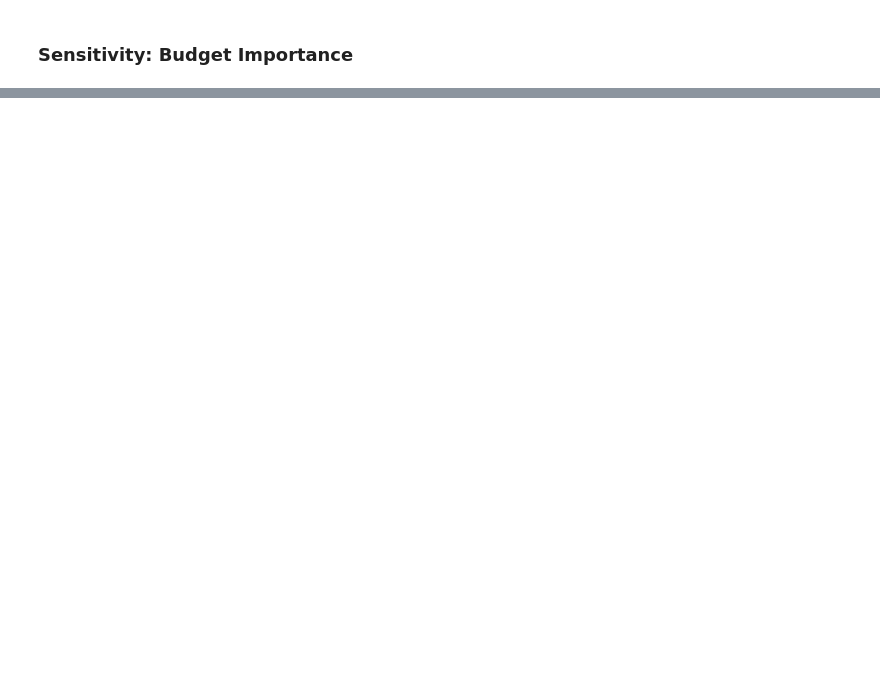
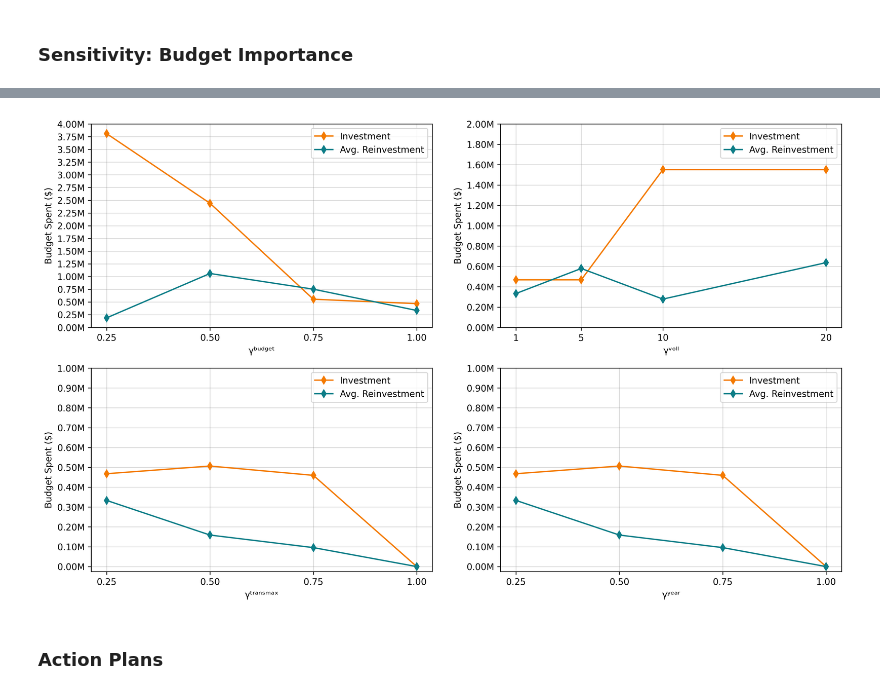
Before and after one commit to FarzaneEzzati/RCMG-PlanningOperation, a Jupyter notebook: Visualizations/Graphs.ipynb, the cells around one changed output, grey strips where cells are left out. Saved outputs shown, nothing was run; the diff lists cells and outputs as text; code cells hidden in the pictures; blank space fills up the shorter version.

```diff
--- a/Visualizations/Graphs.ipynb
+++ b/Visualizations/Graphs.ipynb
@@ -48,0 +66,38 @@ plt.savefig('../IMG/Sensitivity-Budget.jpg', bbox_inches='tight')
+# %%
+def Sensitivity(tables, params=None):
+    plt.figure(figsize=(15, 9), dpi=300)
+    for i in range(4):
+        plt.subplot(2, 2, i+1)
+        cols, color_i = tables[i].columns, 0
+        y_max = 0
+        for j in cols[1:]:
+            plt.plot(tables[i][cols[0]], tables[i][j], marker='d', c=c[color_i], label=j)
+            if y_max < int(np.max(tables[i][j].values)/1000000)+1:
+                y_max = int(np.max(tables[i][j].values)/1000000)+1
+            color_i+= 1
+        split = {4:17, 3:16, 2:11, 1:11}
+        plt.xticks(tables[i][cols[0]])
+        plt.yticks(np.linspace(0, y_max*1e6, split[y_max]), [f'{j:0.2f}M' for j in np.linspace(0, y_max, split[y_max])])
+        plt.xlabel(f'{gamma_symbol}{superscript_text(params[i])}')
+        plt.ylabel('Budget Spent ($)')
+        plt.grid(True, which='both', color=c[-1], alpha=0.3)
+        plt.legend()
+    plt.savefig('../IMG/Sensitivity_InvRein.jpg', bbox_inches='tight')
+# %%
+bt = pd.DataFrame({'x_range': [0.25, 0.5, 0.75, 1],
+                  'Investment': data[bm]['Investment'][::-1],
+                  'Avg. Reinvestment': data[bm]['Reinvestment'][::-1]})
+vt = pd.DataFrame({'x_range': [1, 5, 10, 20],
+                  'Investment': data[vm]['Investment'],
+                  'Avg. Reinvestment': data[vm]['Reinvestment']})
+tt = pd.DataFrame({'x_range': [0.25, 0.5, 0.75, 1],
+                  'Investment': data[tm]['Investment'],
+                  'Avg. Reinvestment': data[tm]['Reinvestment']})
+ty = pd.DataFrame({'x_range': [0.25, 0.5, 0.75, 1],
+                  'Investment': data[tm]['Investment'],
+                  'Avg. Reinvestment': data[tm]['Reinvestment']})
+Sensitivity([bt, vt, tt, ty], ['Budget','VoLL','TransMax', 'Year'])
+# %% [output]
+[figure, added]
+# %% [markdown]
+### Action Plans
```
Also changed, not shown: parts of 8 cells of this notebook, 4 other files.
